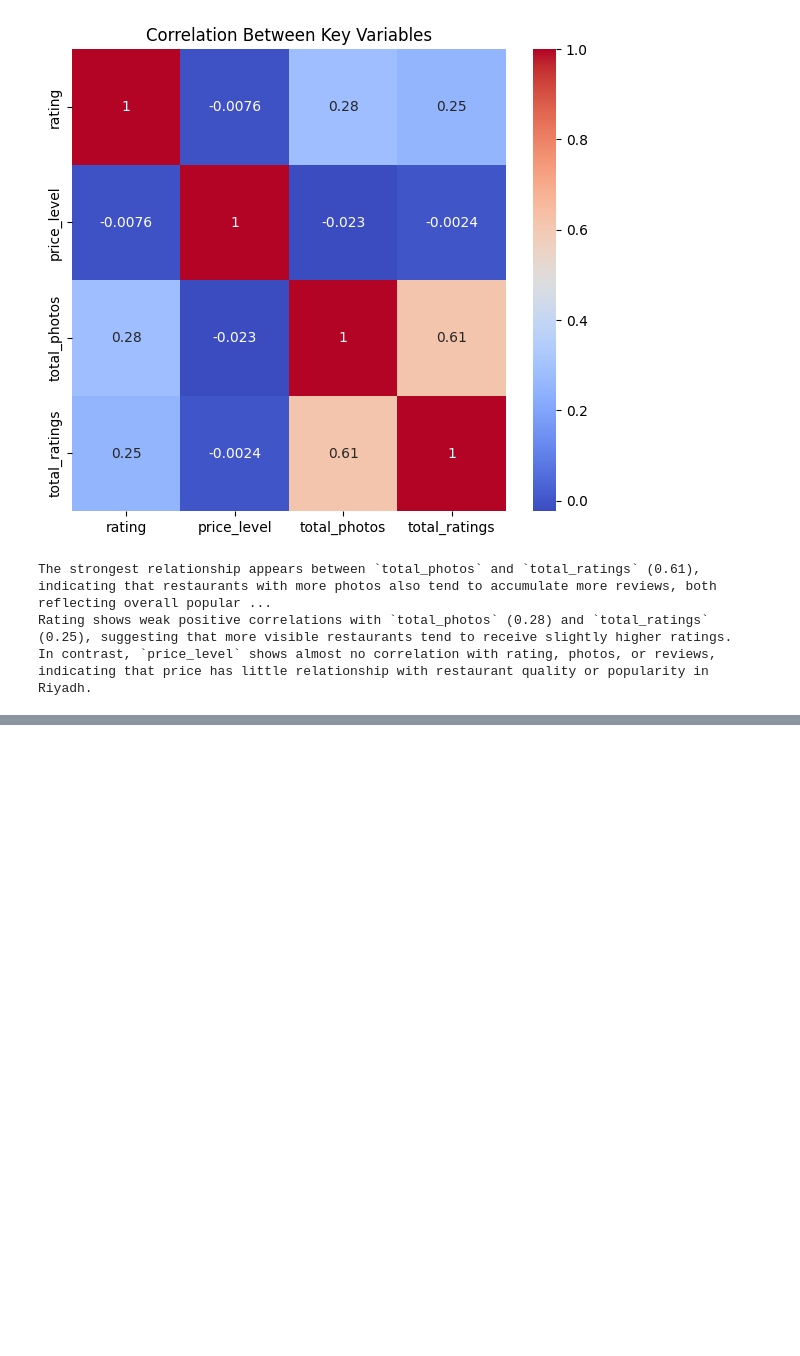
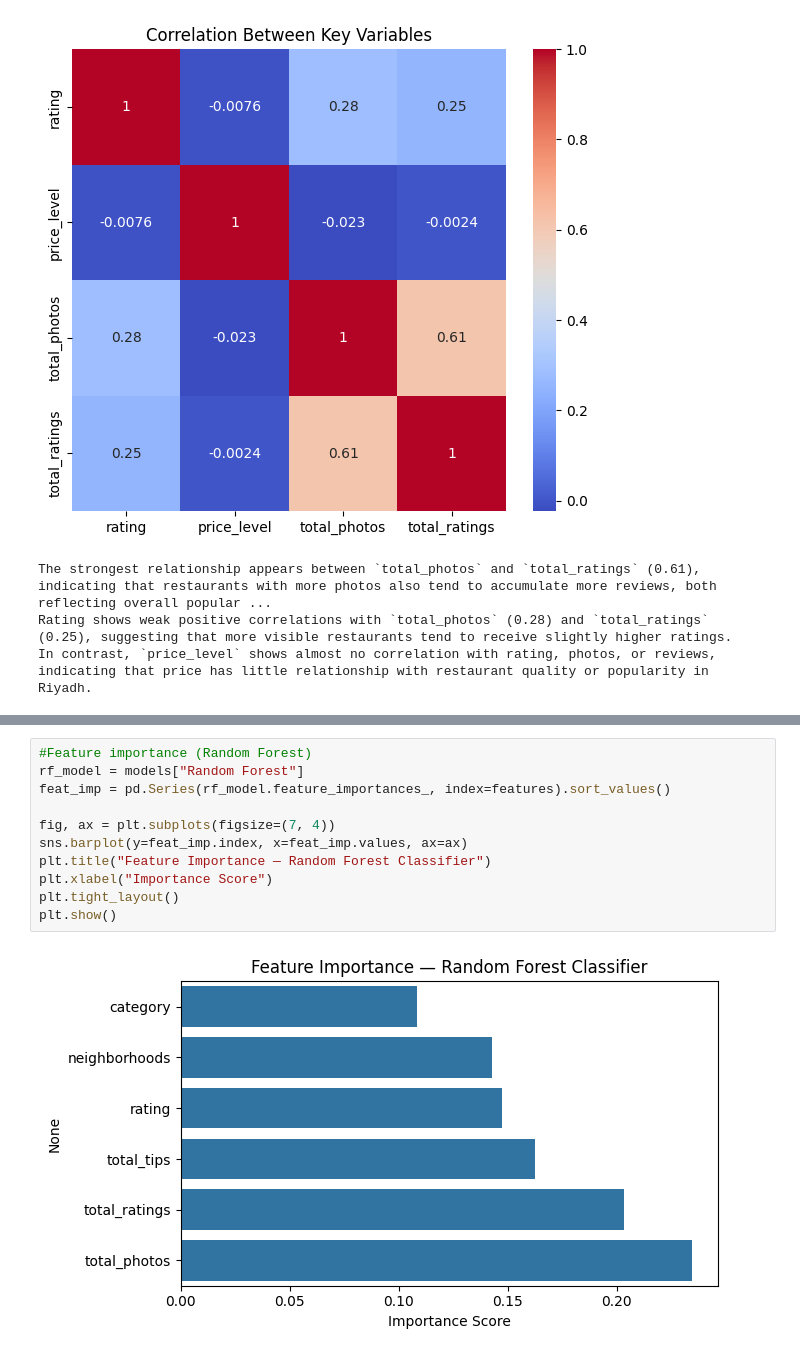
Before and after one commit to AbdulrahmanB-25/EDA_Project, a Jupyter notebook: EDA_Project.ipynb, the cells around one changed output, grey strips where cells are left out. Drawn from its saved outputs; the diff is of its cells as text; blank space fills up the shorter version.

```diff
--- a/EDA_Project.ipynb
+++ b/EDA_Project.ipynb
@@ -637,0 +726,13 @@ In contrast, `price_level` shows almost no correlation with rating, photos, or r
+# %%
+#Feature importance (Random Forest)
+rf_model = models["Random Forest"]
+feat_imp = pd.Series(rf_model.feature_importances_, index=features).sort_values()
+
+fig, ax = plt.subplots(figsize=(7, 4))
+sns.barplot(y=feat_imp.index, x=feat_imp.values, ax=ax)
+plt.title("Feature Importance — Random Forest Classifier")
+plt.xlabel("Importance Score")
+plt.tight_layout()
+plt.show()
+# %% [output]
+[figure, added]
```
Also changed, not shown: parts of 5 cells of this notebook.
